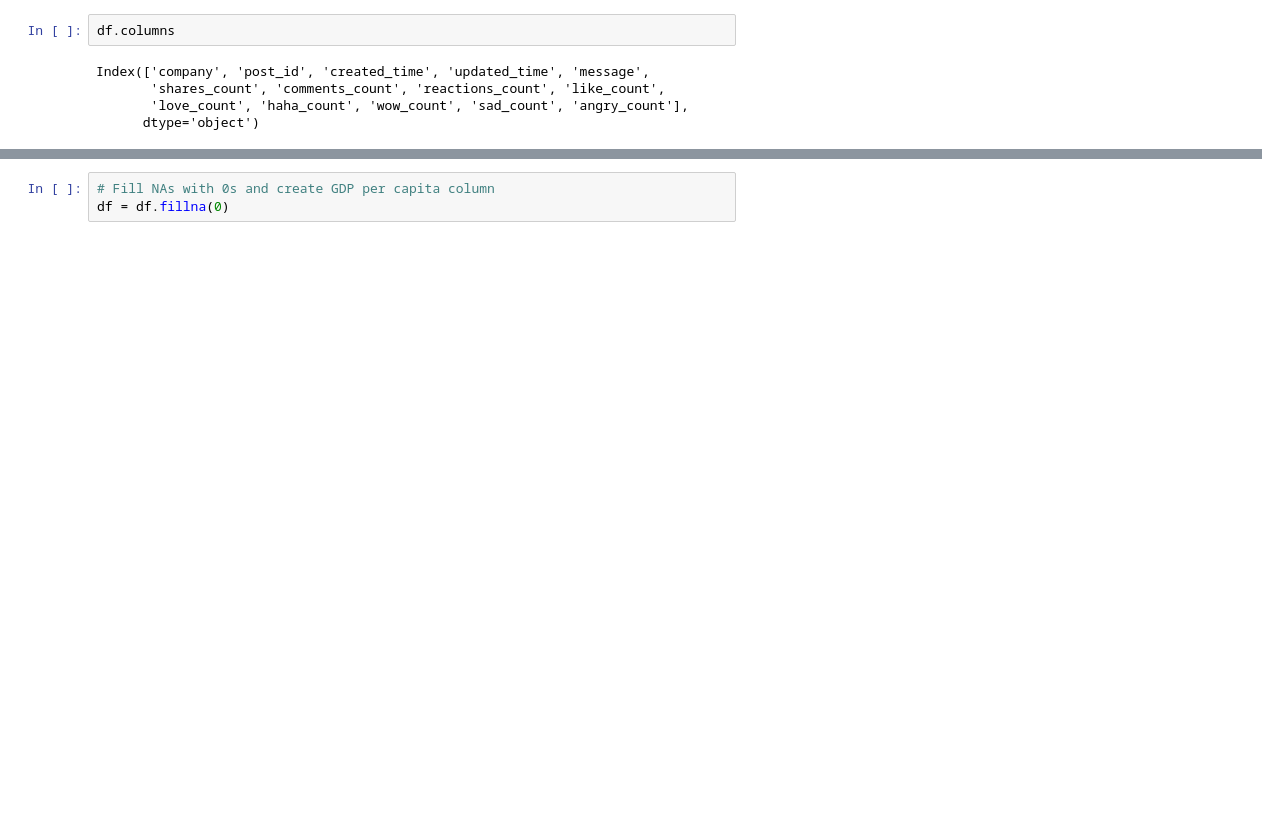
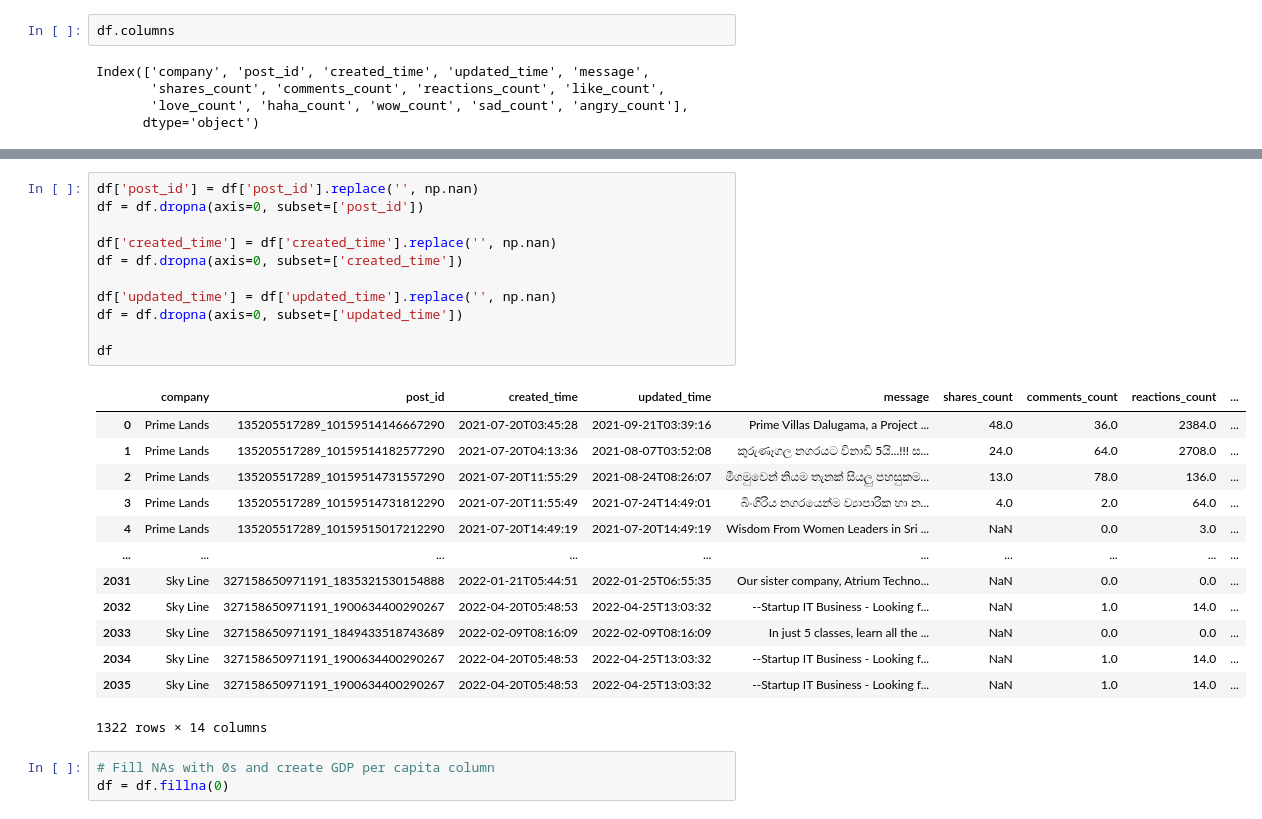
Before and after one commit to kelumKP/CIS7029, a Jupyter notebook: facebook_data/1yeardata/facebook_data_dashboard.ipynb, the cells around one changed output, grey strips where cells are left out. Saved outputs shown, nothing was run; the diff lists cells and outputs as text; blank space fills up the shorter version.

```diff
--- a/facebook_data/1yeardata/facebook_data_dashboard.ipynb
+++ b/facebook_data/1yeardata/facebook_data_dashboard.ipynb
@@ -49,4 +49,29 @@ df[df['company'] == 'Prime Lands']
 325 rows × 14 columns
+# %%
+df['post_id'] = df['post_id'].replace('', np.nan)
+df = df.dropna(axis=0, subset=['post_id'])
+
+df['created_time'] = df['created_time'].replace('', np.nan)
+df = df.dropna(axis=0, subset=['created_time'])
+
+df['updated_time'] = df['updated_time'].replace('', np.nan)
+df = df.dropna(axis=0, subset=['updated_time'])
+
+df
+# %% [output]
+|  | company | post_id | created_time | updated_time | message | shares_count | comments_count | reactions_count | ... |
+| 0 | Prime Lands | 135205517289_10159514146667290 | 2021-07-20T03:45:28 | 2021-09-21T03:39:16 | Prime Villas Dalugama, a Project ... | 48.0 | 36.0 | 2384.0 | ... |
+| 1 | Prime Lands | 135205517289_10159514182577290 | 2021-07-20T04:13:36 | 2021-08-07T03:52:08 | කුරුණෑගල නගරයට විනාඩි 5යි...!!! ස... | 24.0 | 64.0 | 2708.0 | ... |
+| 2 | Prime Lands | 135205517289_10159514731557290 | 2021-07-20T11:55:29 | 2021-08-24T08:26:07 | මීගමුවෙන් නියම තැනක් සියලු පහසුකම... | 13.0 | 78.0 | 136.0 | ... |
+| 3 | Prime Lands | 135205517289_10159514731812290 | 2021-07-20T11:55:49 | 2021-07-24T14:49:01 | බිංගිරිය නගරයෙන්ම ව්‍යාපාරික හා න... | 4.0 | 2.0 | 64.0 | ... |
+| 4 | Prime Lands | 135205517289_10159515017212290 | 2021-07-20T14:49:19 | 2021-07-20T14:49:19 | Wisdom From Women Leaders in Sri ... | NaN | 0.0 | 3.0 | ... |
+| ... | ... | ... | ... | ... | ... | ... | ... | ... | ... |
+| 2031 | Sky Line | 327158650971191_1835321530154888 | 2022-01-21T05:44:51 | 2022-01-25T06:55:35 | Our sister company, Atrium Techno... | NaN | 0.0 | 0.0 | ... |
+| 2032 | Sky Line | 327158650971191_1900634400290267 | 2022-04-20T05:48:53 | 2022-04-25T13:03:32 | --Startup IT Business - Looking f... | NaN | 1.0 | 14.0 | ... |
+| 2033 | Sky Line | 327158650971191_1849433518743689 | 2022-02-09T08:16:09 | 2022-02-09T08:16:09 | In just 5 classes, learn all the ... | NaN | 0.0 | 0.0 | ... |
+| 2034 | Sky Line | 327158650971191_1900634400290267 | 2022-04-20T05:48:53 | 2022-04-25T13:03:32 | --Startup IT Business - Looking f... | NaN | 1.0 | 14.0 | ... |
+| 2035 | Sky Line | 327158650971191_1900634400290267 | 2022-04-20T05:48:53 | 2022-04-25T13:03:32 | --Startup IT Business - Looking f... | NaN | 1.0 | 14.0 | ... |
+1322 rows × 14 columns
 # %%
 # Fill NAs with 0s and create GDP per capita column
 df = df.fillna(0)
```
Also changed, not shown: parts of 11 cells of this notebook, 4 other files.
